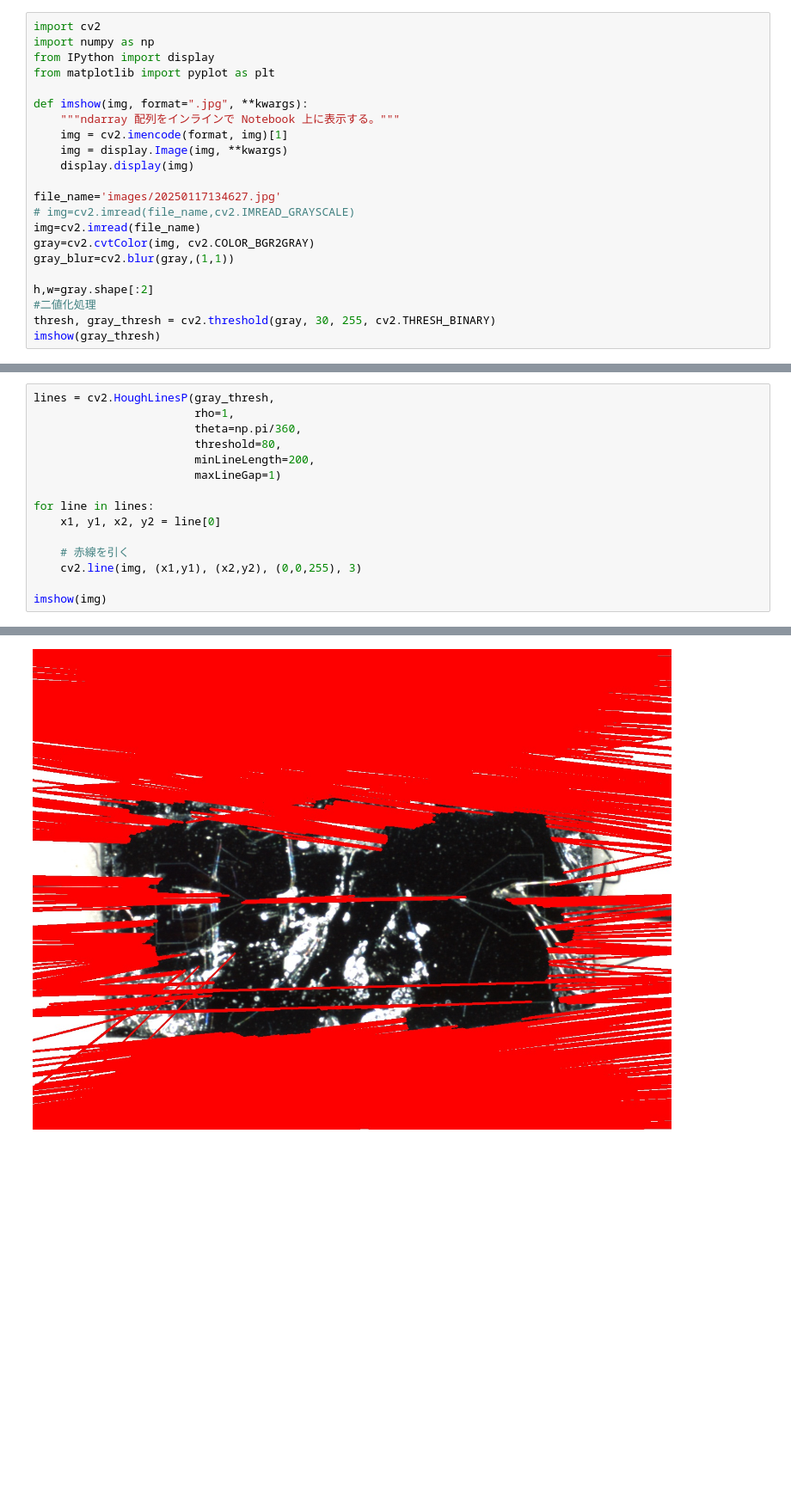
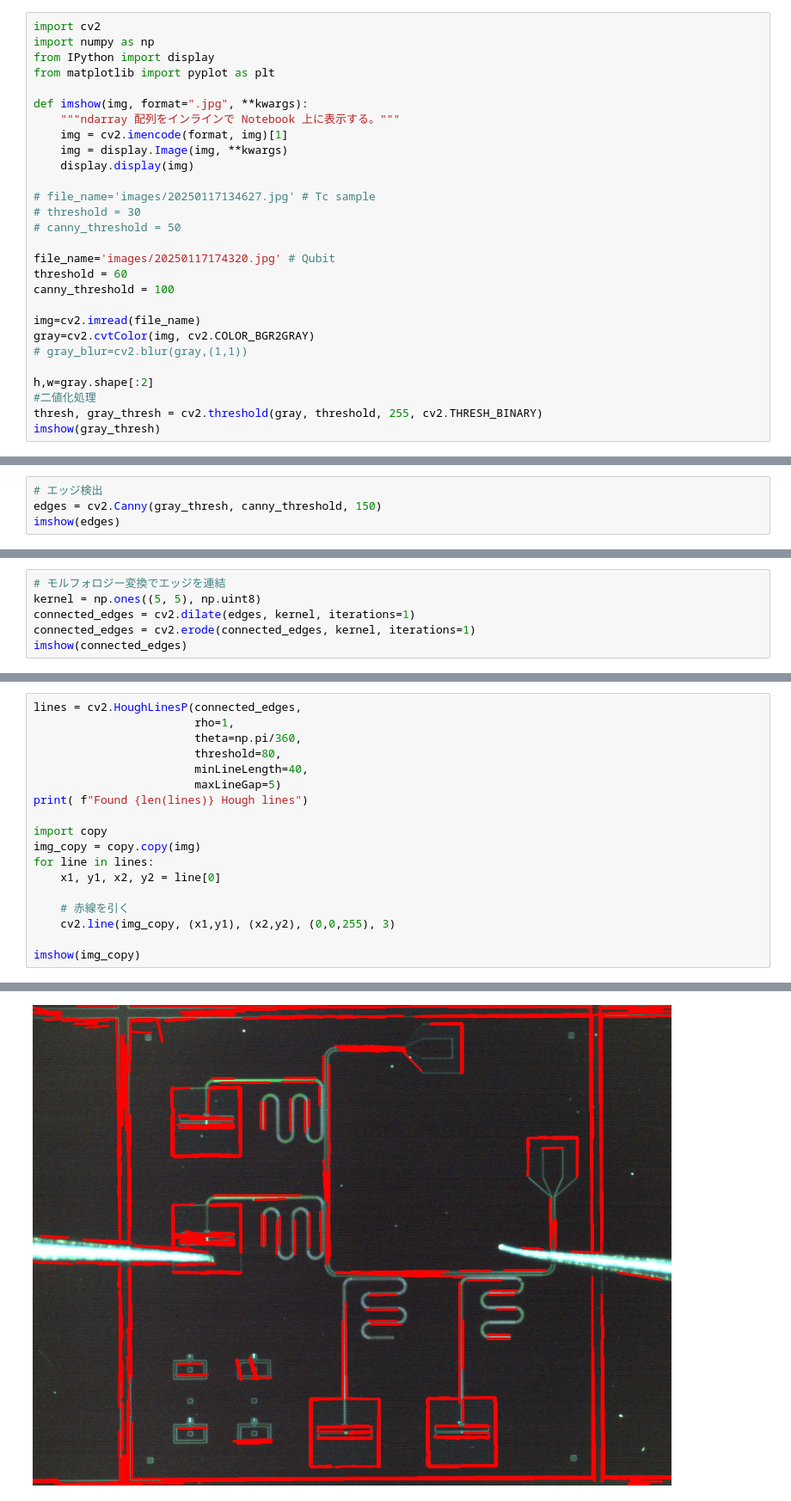
Before and after one commit to yminononono/Quantum-ImageProcessing, a Jupyter notebook: read.ipynb, the cells around one changed output, grey strips where cells are left out. Shown at 86% size. Saved outputs shown, nothing was run; the diff lists cells and outputs as text; blank space fills up the shorter version.

```diff
--- a/read.ipynb
+++ b/read.ipynb
@@ -10,14 +10,20 @@ def imshow(img, format=".jpg", **kwargs):
     img = display.Image(img, **kwargs)
     display.display(img)
 
-file_name='images/20250117134627.jpg'
-# img=cv2.imread(file_name,cv2.IMREAD_GRAYSCALE)
+# file_name='images/20250117134627.jpg' # Tc sample
+# threshold = 30
+# canny_threshold = 50
+
+file_name='images/20250117174320.jpg' # Qubit
+threshold = 60
+canny_threshold = 100
+
 img=cv2.imread(file_name)
 gray=cv2.cvtColor(img, cv2.COLOR_BGR2GRAY)
-gray_blur=cv2.blur(gray,(1,1))
+# gray_blur=cv2.blur(gray,(1,1))
 
 h,w=gray.shape[:2]
 #二値化処理
-thresh, gray_thresh = cv2.threshold(gray, 30, 255, cv2.THRESH_BINARY)
+thresh, gray_thresh = cv2.threshold(gray, threshold, 255, cv2.THRESH_BINARY)
 imshow(gray_thresh)
 # %% [output]
@@ -24,0 +31,4 @@ imshow(gray_thresh)
+# %%
+# エッジ検出
+edges = cv2.Canny(gray_thresh, canny_threshold, 150)
+imshow(edges)
@@ -24,0 +37,6 @@ imshow(gray_thresh)
+# %%
+# モルフォロジー変換でエッジを連結
+kernel = np.ones((5, 5), np.uint8)
+connected_edges = cv2.dilate(edges, kernel, iterations=1)
+connected_edges = cv2.erode(connected_edges, kernel, iterations=1)
+imshow(connected_edges)
@@ -25,16 +45,19 @@ imshow(gray_thresh)
 # %%
-lines = cv2.HoughLinesP(gray_thresh,
+lines = cv2.HoughLinesP(connected_edges,
                         rho=1,
                         theta=np.pi/360,
                         threshold=80,
-                        minLineLength=200,
-                        maxLineGap=1)
+                        minLineLength=40,
+                        maxLineGap=5)
+print( f"Found {len(lines)} Hough lines")
 
+import copy
+img_copy = copy.copy(img)
 for line in lines:
     x1, y1, x2, y2 = line[0]
 
     # 赤線を引く
-    cv2.line(img, (x1,y1), (x2,y2), (0,0,255), 3)
+    cv2.line(img_copy, (x1,y1), (x2,y2), (0,0,255), 3)
 
-imshow(img)
+imshow(img_copy)
 # %% [output]
@@ -41 +65 @@ imshow(img)
-[figure, old version]
+[figure, new version]
```
Also changed, not shown: parts of 7 cells of this notebook, 2 other files.
